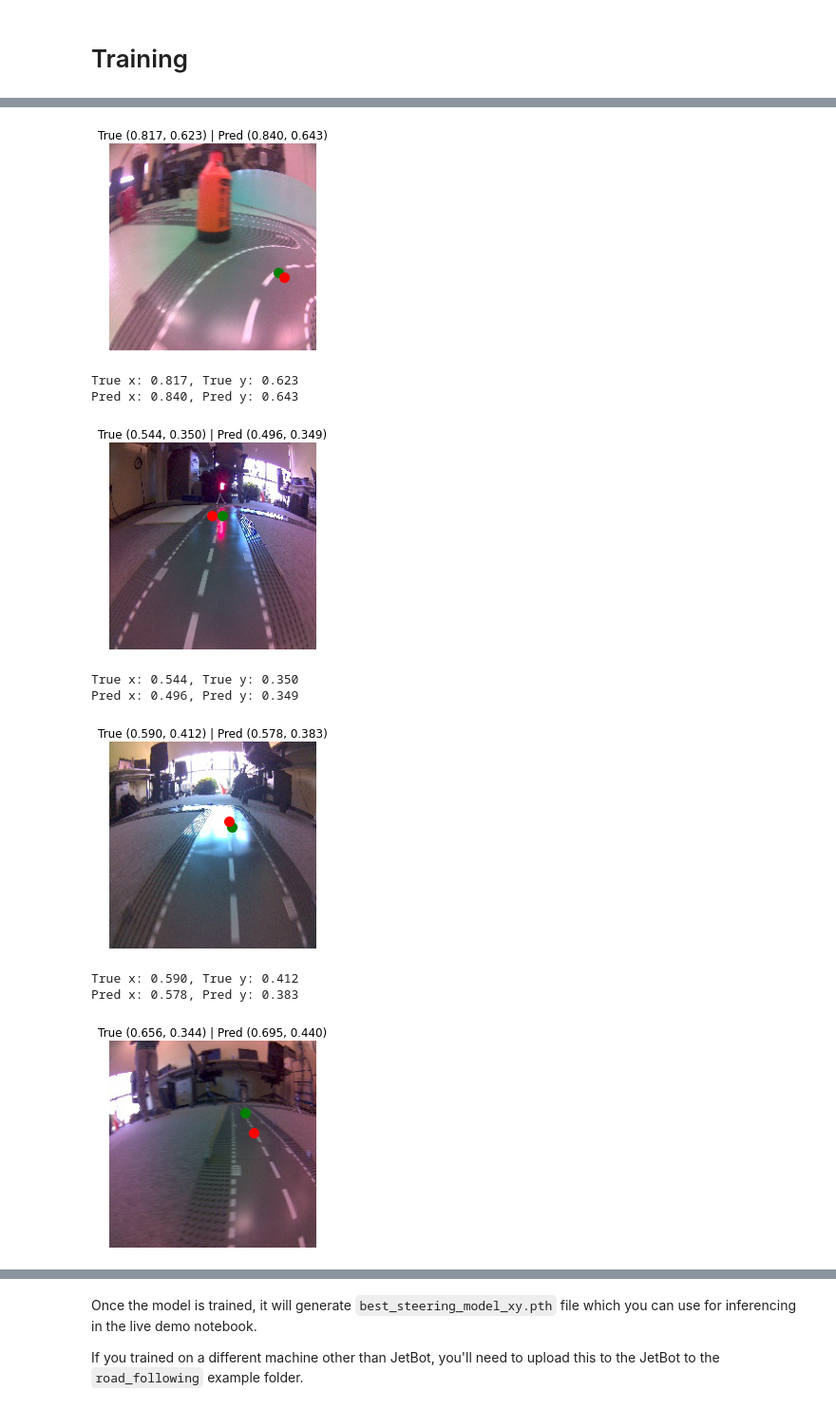
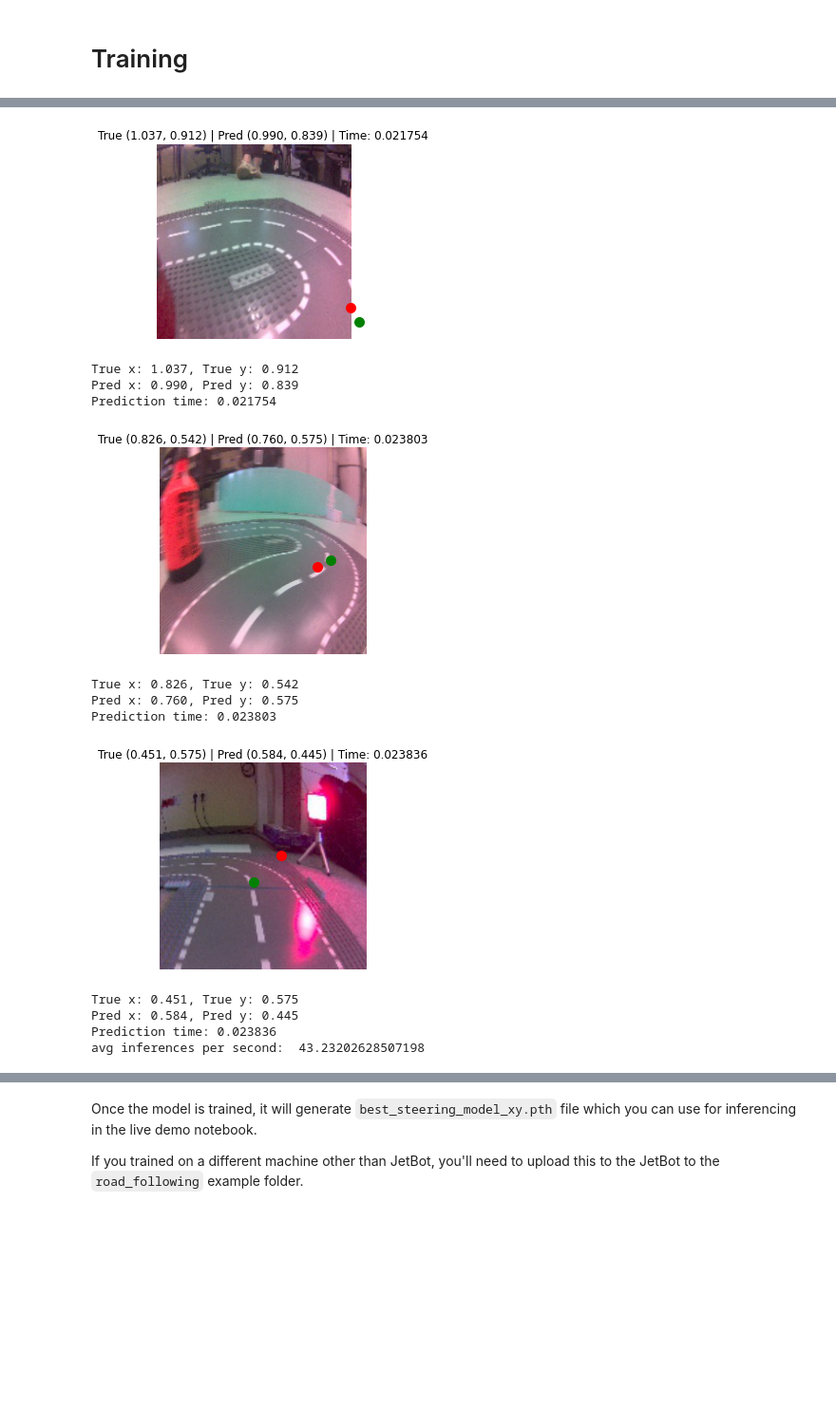
Before and after one commit to Petrerer/robotics-project, a Jupyter notebook: train_model.ipynb, the cells around one changed output, grey strips where cells are left out. Shown at 95% size. Cells and saved outputs as stored; diff of their text form; code cells hidden in the pictures; blank space fills up the shorter version.

Commit message:
checked inference time and added code for verifying predictions

```diff
--- a/train_model.ipynb
+++ b/train_model.ipynb
@@ -189,6 +217,8 @@ import torch
 import PIL.Image
 import os
 import torchvision.transforms as transforms
+from datetime import datetime
+
 
 def get_image_tensor(image_path):
     transform = transforms.Compose([
@@ -203,42 +233,55 @@ def get_image_tensor(image_path):
 model = models.resnet18(pretrained=False)
 model.fc = torch.nn.Linear(512, 2)
 state_dict = torch.load(BEST_MODEL_PATH, map_location='cpu')
 model.load_state_dict(state_dict)
 model.eval()
 
 samples = [dataset.image_paths[i] for i in test_loader.dataset.indices]
 random.shuffle(samples)
 
-for s in samples[:5]:
+prediction_times = []
+for s in samples[:3]:
     image = PIL.Image.open(s)
     width, height = image.size
 
     true_x = get_x(os.path.basename(s), width)
     true_y = get_y(os.path.basename(s), height)
 
+    image, true_x, true_y = augment_image(image, true_x, true_y, max_crop=0.6)
+
+    time = datetime.now()
     with torch.no_grad():
         output = model(get_image_tensor(s).unsqueeze(0))[0].numpy()
+
+    prediction_time = (datetime.now() - time).total_seconds()
+    prediction_times.append(prediction_time)
 
     pred_x, pred_y = output[0], output[1]
 
     plt.figure(figsize=(4, 4))
     plt.imshow(image)
-    plt.title(f"True ({true_x:.3f}, {true_y:.3f}) | Pred ({pred_x:.3f}, {pred_y:.3f})")
+    plt.title(f"True ({true_x:.3f}, {true_y:.3f}) | Pred ({pred_x:.3f}, {pred_y:.3f}) | Time: {prediction_time}")
     plt.scatter(true_x * width, true_y * height, color='green', label='True', s=100)
     plt.scatter(pred_x * width, pred_y * height, color='red', label='Pred', s=100)
     plt.axis('off')
     plt.show()
 
     print(f"True x: {true_x:.3f}, True y: {true_y:.3f}")
     print(f"Pred x: {pred_x:.3f}, Pred y: {pred_y:.3f}")
+    print(f"Prediction time: {prediction_time}")
+
+print("avg inferences per second: ", 1 / np.mean(prediction_times))
 # %% [output]
-[figure, old version]
+[figure, new version]
-True x: 0.817, True y: 0.623
-Pred x: 0.840, Pred y: 0.643
+True x: 1.037, True y: 0.912
+Pred x: 0.990, Pred y: 0.839
+Prediction time: 0.021754
-[figure, old version]
+[figure, new version]
-True x: 0.544, True y: 0.350
-Pred x: 0.496, Pred y: 0.349
+True x: 0.826, True y: 0.542
+Pred x: 0.760, Pred y: 0.575
+Prediction time: 0.023803
-[figure, old version]
+[figure, new version]
-True x: 0.590, True y: 0.412
-Pred x: 0.578, Pred y: 0.383
+True x: 0.451, True y: 0.575
+Pred x: 0.584, Pred y: 0.445
+Prediction time: 0.023836
+avg inferences per second:  43.23202628507198
-[figure, removed]
```
Also changed, not shown: parts of 8 cells of this notebook, 6 other files.
